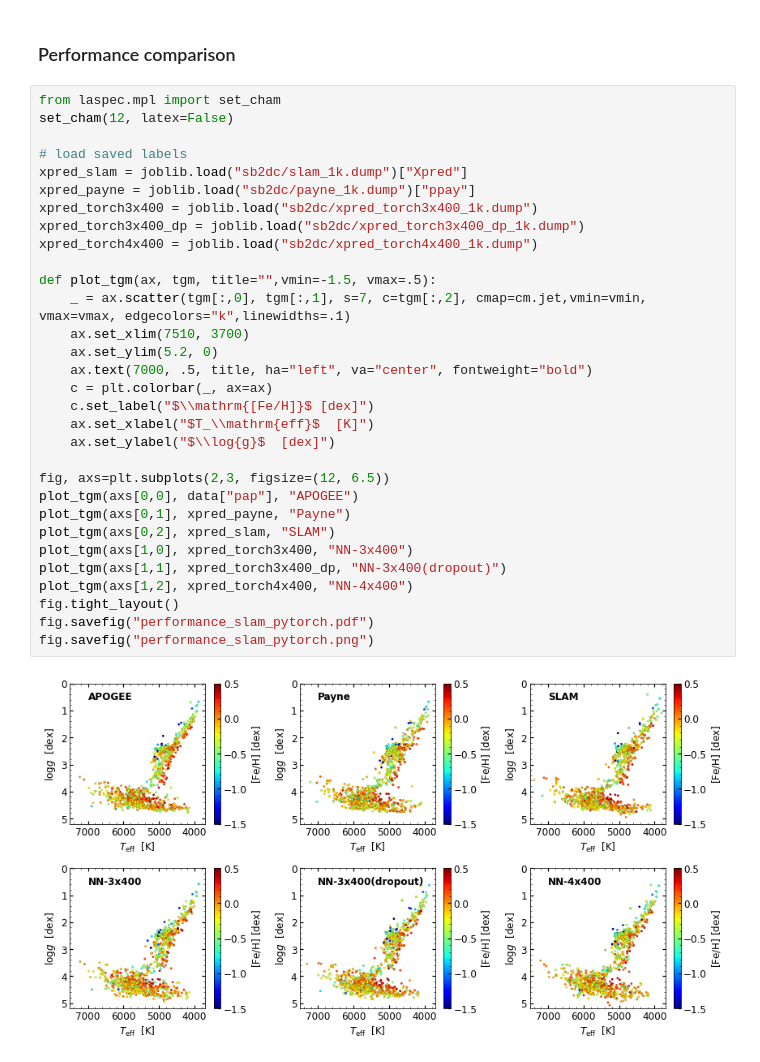
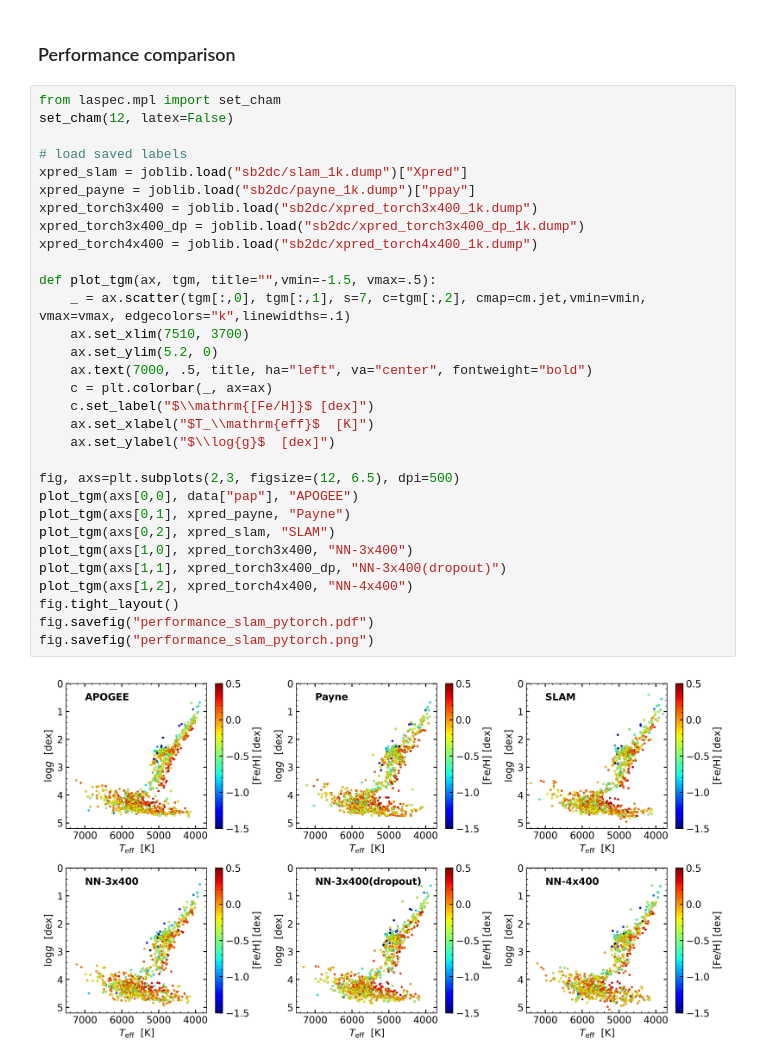
Before and after one commit to hypergravity/laspec, a Jupyter notebook: tutorial/20211109_tutorial_slam_pytorch.ipynb, the cells around one changed output. Cells and saved outputs as stored; diff of their text form.

Commit message:
updated figure

```diff
--- a/tutorial/20211109_tutorial_slam_pytorch.ipynb
+++ b/tutorial/20211109_tutorial_slam_pytorch.ipynb
@@ -98,32 +98,32 @@ xpred_torch3x400 = sp.least_squares_multiple(data["flux"], p0=[6000, 4, -.1], me
 from laspec.mpl import set_cham
 set_cham(12, latex=False)
 
 # load saved labels
 xpred_slam = joblib.load("sb2dc/slam_1k.dump")["Xpred"]
 xpred_payne = joblib.load("sb2dc/payne_1k.dump")["ppay"]
 xpred_torch3x400 = joblib.load("sb2dc/xpred_torch3x400_1k.dump")
 xpred_torch3x400_dp = joblib.load("sb2dc/xpred_torch3x400_dp_1k.dump")
 xpred_torch4x400 = joblib.load("sb2dc/xpred_torch4x400_1k.dump")
 
 def plot_tgm(ax, tgm, title="",vmin=-1.5, vmax=.5):
     _ = ax.scatter(tgm[:,0], tgm[:,1], s=7, c=tgm[:,2], cmap=cm.jet,vmin=vmin, vmax=vmax, edgecolors="k",linewidths=.1)
     ax.set_xlim(7510, 3700)
     ax.set_ylim(5.2, 0)
     ax.text(7000, .5, title, ha="left", va="center", fontweight="bold")
     c = plt.colorbar(_, ax=ax)
     c.set_label("$\\mathrm{[Fe/H]}$ [dex]")
     ax.set_xlabel("$T_\\mathrm{eff}$  [K]")
     ax.set_ylabel("$\\log{g}$  [dex]")
 
-fig, axs=plt.subplots(2,3, figsize=(12, 6.5))
+fig, axs=plt.subplots(2,3, figsize=(12, 6.5), dpi=500)
 plot_tgm(axs[0,0], data["pap"], "APOGEE")
 plot_tgm(axs[0,1], xpred_payne, "Payne")
 plot_tgm(axs[0,2], xpred_slam, "SLAM")
 plot_tgm(axs[1,0], xpred_torch3x400, "NN-3x400")
 plot_tgm(axs[1,1], xpred_torch3x400_dp, "NN-3x400(dropout)")
 plot_tgm(axs[1,2], xpred_torch4x400, "NN-4x400")
 fig.tight_layout()
 fig.savefig("performance_slam_pytorch.pdf")
 fig.savefig("performance_slam_pytorch.png")
 # %% [output]
-[figure, old version]
+[figure, new version]
```
